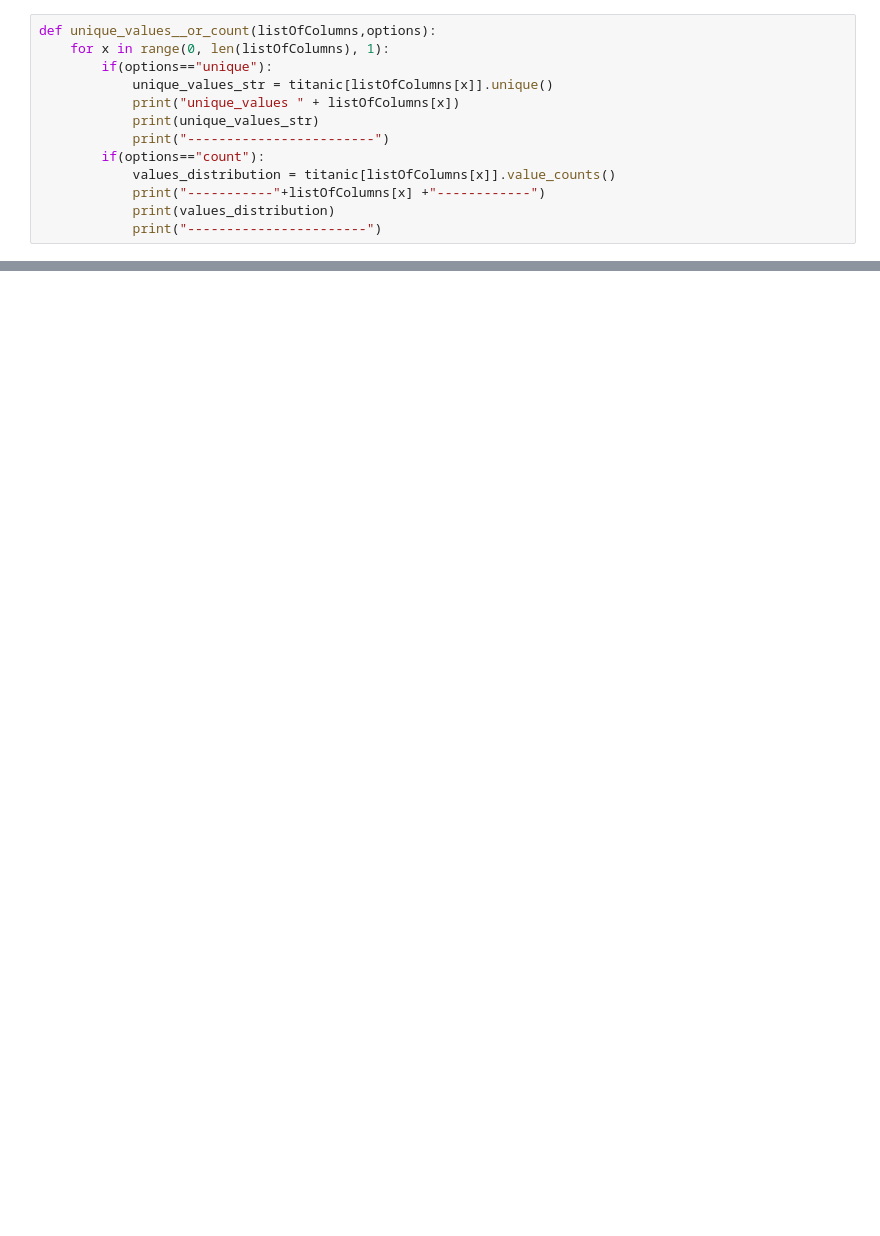
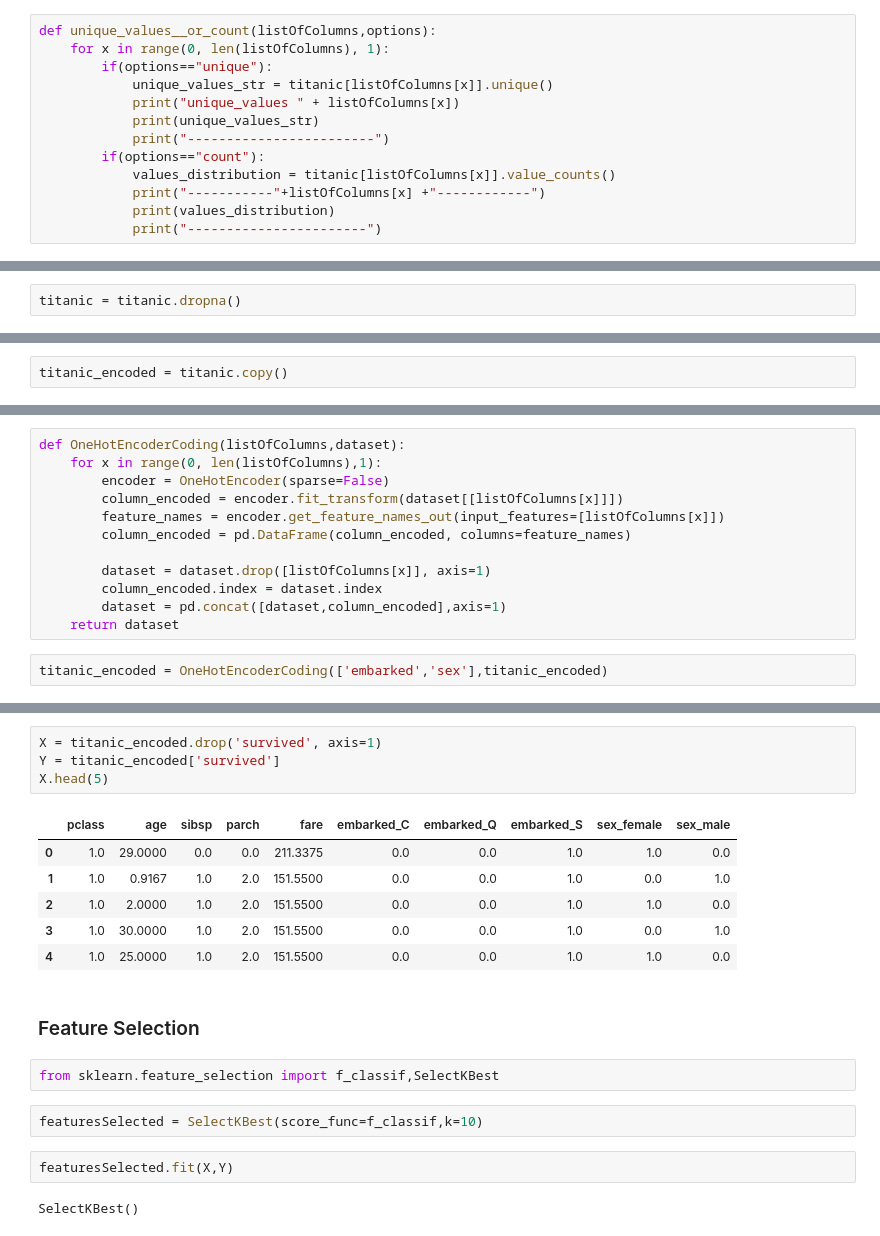
Before and after one commit to sumitraju/data-science, a Jupyter notebook: feature_selection/anova.ipynb, the cells around one changed output, grey strips where cells are left out. Saved outputs shown, nothing was run; the diff lists cells and outputs as text; blank space fills up the shorter version.

Commit message:
Anova features selection for classification

```diff
--- a/feature_selection/anova.ipynb
+++ b/feature_selection/anova.ipynb
@@ -126,0 +155,2 @@ titanic.drop(labels=["PassengerId","binnedInc","TARGET_deathRate"],axis=1,inplac
+# %%
+titanic = titanic.dropna()
@@ -126,0 +175,2 @@ titanic.drop(labels=["PassengerId","binnedInc","TARGET_deathRate"],axis=1,inplac
+# %%
+titanic_encoded = titanic.copy()
@@ -126,0 +192,14 @@ titanic.drop(labels=["PassengerId","binnedInc","TARGET_deathRate"],axis=1,inplac
+# %%
+def OneHotEncoderCoding(listOfColumns,dataset):
+    for x in range(0, len(listOfColumns),1):
+        encoder = OneHotEncoder(sparse=False)
+        column_encoded = encoder.fit_transform(dataset[[listOfColumns[x]]])
+        feature_names = encoder.get_feature_names_out(input_features=[listOfColumns[x]])
+        column_encoded = pd.DataFrame(column_encoded, columns=feature_names)
+
+        dataset = dataset.drop([listOfColumns[x]], axis=1)
+        column_encoded.index = dataset.index
+        dataset = pd.concat([dataset,column_encoded],axis=1)
+    return dataset
+# %%
+titanic_encoded = OneHotEncoderCoding(['embarked','sex'],titanic_encoded)
@@ -126,0 +222,21 @@ titanic.drop(labels=["PassengerId","binnedInc","TARGET_deathRate"],axis=1,inplac
+# %%
+X = titanic_encoded.drop('survived', axis=1)
+Y = titanic_encoded['survived']
+X.head(5)
+# %% [output]
+|  | pclass | age | sibsp | parch | fare | embarked_C | embarked_Q | embarked_S | sex_female | sex_male |
+| 0 | 1.0 | 29.0000 | 0.0 | 0.0 | 211.3375 | 0.0 | 0.0 | 1.0 | 1.0 | 0.0 |
+| 1 | 1.0 | 0.9167 | 1.0 | 2.0 | 151.5500 | 0.0 | 0.0 | 1.0 | 0.0 | 1.0 |
+| 2 | 1.0 | 2.0000 | 1.0 | 2.0 | 151.5500 | 0.0 | 0.0 | 1.0 | 1.0 | 0.0 |
+| 3 | 1.0 | 30.0000 | 1.0 | 2.0 | 151.5500 | 0.0 | 0.0 | 1.0 | 0.0 | 1.0 |
+| 4 | 1.0 | 25.0000 | 1.0 | 2.0 | 151.5500 | 0.0 | 0.0 | 1.0 | 1.0 | 0.0 |
+# %% [markdown]
+### Feature Selection
+# %%
+from sklearn.feature_selection import f_classif,SelectKBest
+# %%
+featuresSelected = SelectKBest(score_func=f_classif,k=10)
+# %%
+featuresSelected.fit(X,Y)
+# %% [output]
+SelectKBest()
```
Also changed, not shown: parts of 39 cells of this notebook, 2 other files.
